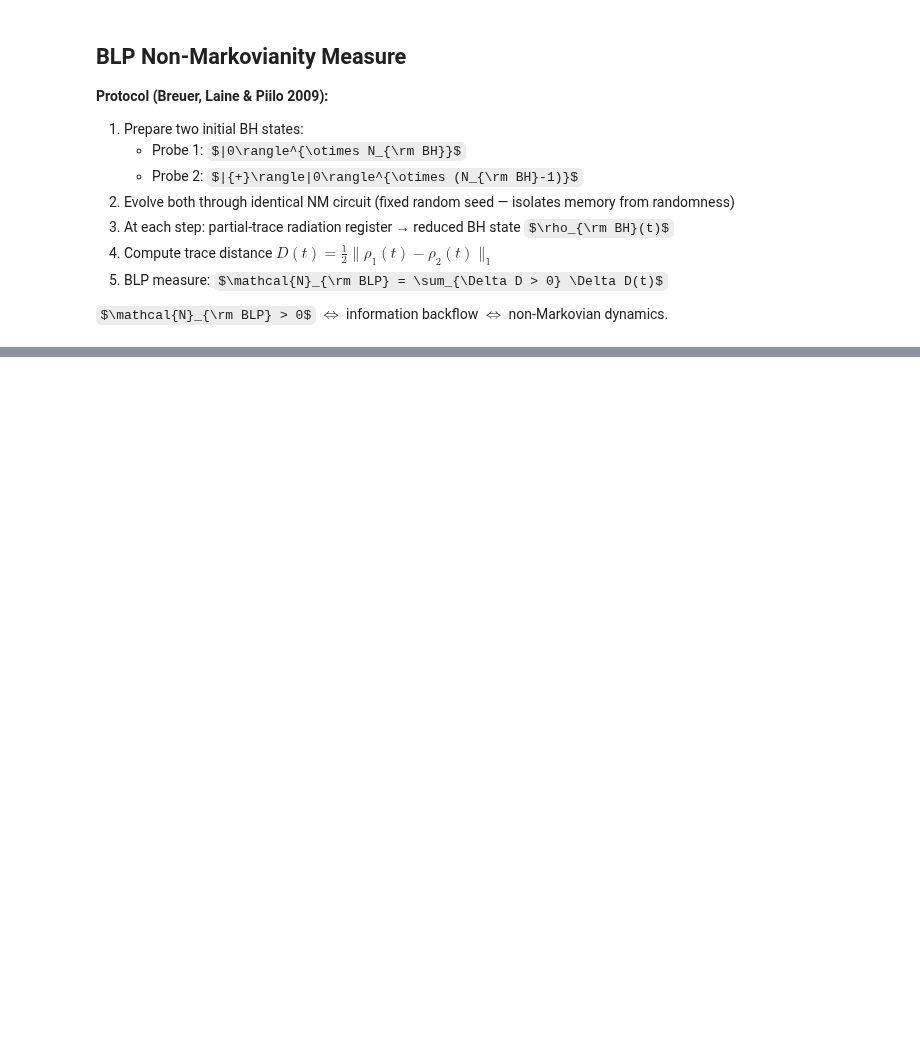
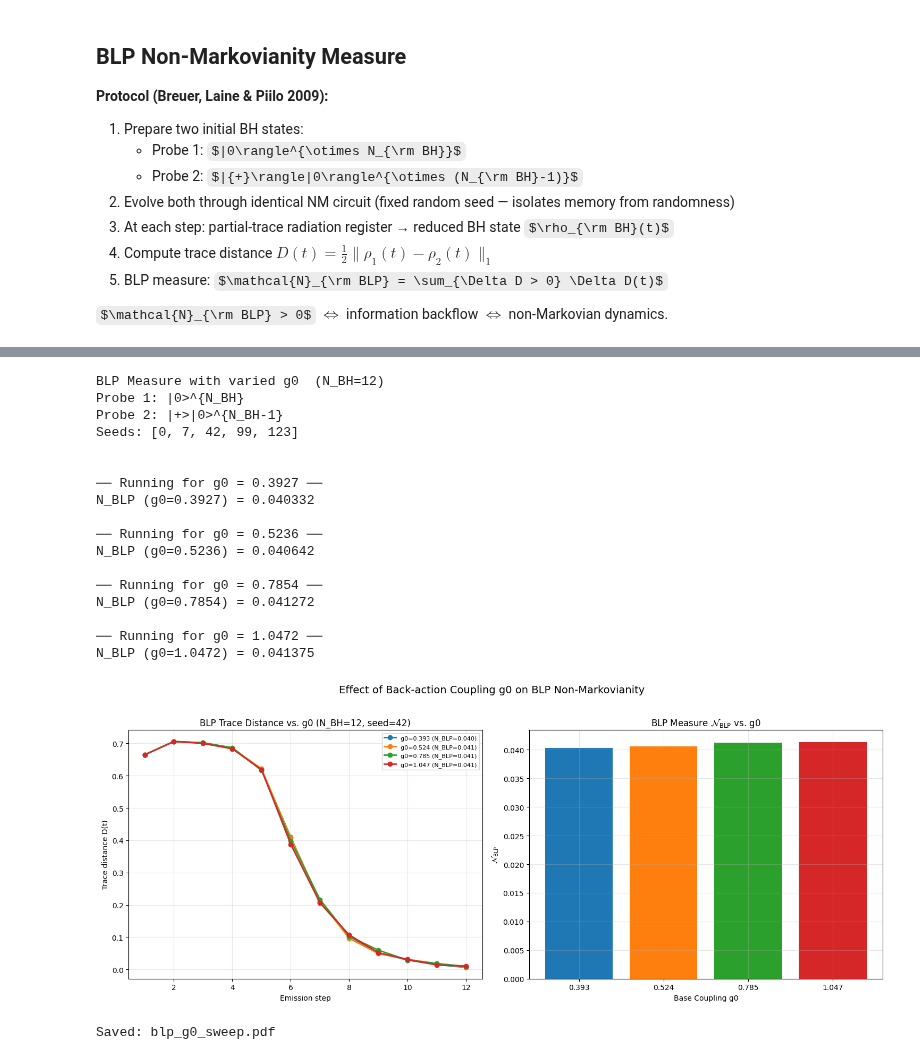
Before and after one commit to aaqhilahamed2004-ops/non-markovian_black-hole_evaporation, a Jupyter notebook: MvNM_v2.ipynb, the cells around one changed output, grey strips where cells are left out. Drawn from its saved outputs; the diff is of its cells as text; code cells hidden in the pictures; some formulas as TeX source; blank space fills up the shorter version.

```diff
--- a/MvNM_v2.ipynb
+++ b/MvNM_v2.ipynb
@@ -229,3 +229,5 @@ def run_markovian_evaporation():
               f"S(BH)={S_BH:.4f} | S(R_cumul)={S_rad_total:.4f}")
 
     return steps, ent_bh, ent_rad_cumul
+# %%
+G0_VALUES = [np.pi/8, np.pi/6, np.pi/4, np.pi/3]
@@ -553,0 +858,73 @@ Saved: blp_measure.pdf
+# %%
+print(f"BLP Measure with varied g0  (N_BH={N_BH})")
+print(f"Probe 1: |0>^{{N_BH}}")
+print(f"Probe 2: |+>|0>^{{N_BH-1}}")
+print(f"Seeds: {SEEDS}\n")
+
+blp_g0_results = {}
+for g0_val in G0_VALUES:
+    print(f"\n── Running for g0 = {g0_val:.4f} ──")
+    # Use a fixed seed for comparison, e.g., 42
+    rho_series_1_g0 = run_evaporation_for_blp('zero', seed=42, g0=g0_val)
+    rho_series_2_g0 = run_evaporation_for_blp('plus', seed=42, g0=g0_val)
+
+    T_g0        = min(len(rho_series_1_g0), len(rho_series_2_g0))
+    D_values_g0 = [trace_distance(rho_series_1_g0[t], rho_series_2_g0[t]) for t in range(T_g0)]
+    dD_g0       = np.diff(D_values_g0)
+    N_BLP_g0    = float(np.sum(dD_g0[dD_g0 > 0]))
+
+    blp_g0_results[g0_val] = {'D_values': D_values_g0, 'N_BLP': N_BLP_g0}
+    print(f"N_BLP (g0={g0_val:.4f}) = {N_BLP_g0:.6f}")
+
+# ── Plotting BLP for different g0 values ─────────────────────────────────────
+fig, (ax1, ax2) = plt.subplots(1, 2, figsize=(15, 6))
+
+for g0_val, data in blp_g0_results.items():
+    D_vals = data['D_values']
+    N_BLP_val = data['N_BLP']
+    steps_plot = list(range(1, len(D_vals) + 1))
+
+    ax1.plot(steps_plot, D_vals, 'o-', lw=2, label=f'g0={g0_val:.3f} (N_BLP={N_BLP_val:.3f})')
+
+    # For the bar chart, we can show a single aggregated N_BLP value per g0
+    ax2.bar(str(round(g0_val, 3)), N_BLP_val, label=f'g0={g0_val:.3f}')
+
+ax1.set_xlabel("Emission step")
+ax1.set_ylabel("Trace distance D(t)")
+ax1.set_title(f"BLP Trace Distance vs. g0 (N_BH={N_BH}, seed=42)")
+ax1.grid(alpha=0.3)
+ax1.legend(fontsize=8)
+
+ax2.set_xlabel("Base Coupling g0")
+ax2.set_ylabel(r"$\mathcal{N}_{\rm BLP}$")
+ax2.set_title(f"BLP Measure $\\mathcal{{N}}_{{\\rm BLP}}$ vs. g0")
+ax2.grid(alpha=0.3)
+
+plt.suptitle(
+    "Effect of Back-action Coupling g0 on BLP Non-Markovianity",
+    fontsize=14, y=1.02
+)
+plt.tight_layout()
+plt.savefig("blp_g0_sweep.pdf", bbox_inches='tight', dpi=200)
+plt.show()
+print("Saved: blp_g0_sweep.pdf")
+# %% [output]
+BLP Measure with varied g0  (N_BH=12)
+Probe 1: |0>^{N_BH}
+Probe 2: |+>|0>^{N_BH-1}
+Seeds: [0, 7, 42, 99, 123]
+
+
+── Running for g0 = 0.3927 ──
+N_BLP (g0=0.3927) = 0.040332
+
+── Running for g0 = 0.5236 ──
+N_BLP (g0=0.5236) = 0.040642
+
+── Running for g0 = 0.7854 ──
+N_BLP (g0=0.7854) = 0.041272
+
+── Running for g0 = 1.0472 ──
+N_BLP (g0=1.0472) = 0.041375
+[figure, added]
+Saved: blp_g0_sweep.pdf
```
Also changed, not shown: parts of 9 cells of this notebook.
